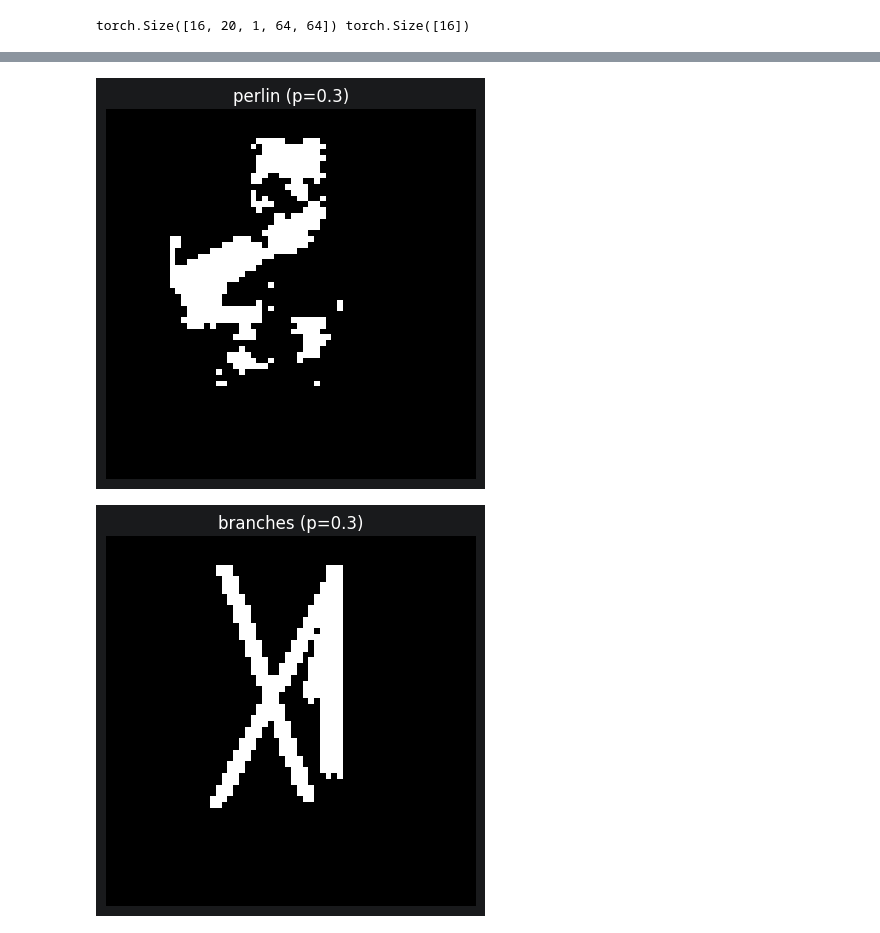
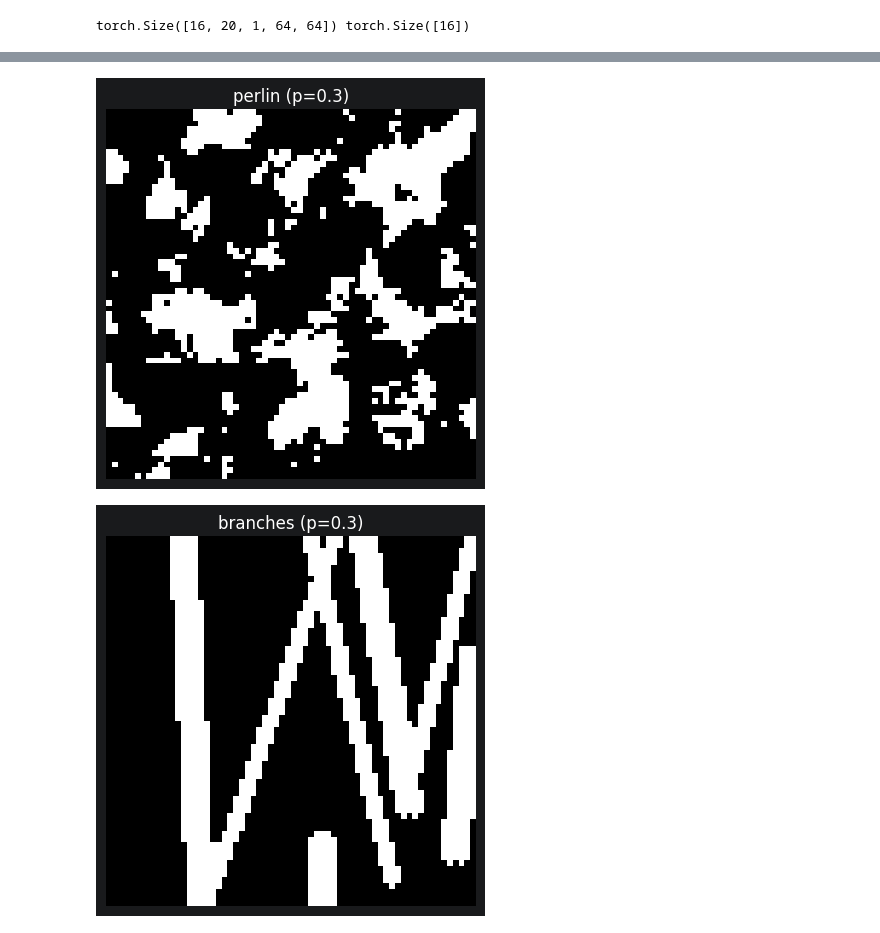
Before and after one commit to ikavodo/MovingMNIST-OcclusionBench, a Jupyter notebook: notebooks/occ_moving_mnist.ipynb, the cells around one changed output, grey strips where cells are left out. Cells and saved outputs as stored; diff of their text form; code cells hidden in the pictures.

Commit message:
Updated apply_mask_to_video() to allow for no motion_bounds case (better occlusion visualization in notebook)

```diff
--- a/notebooks/occ_moving_mnist.ipynb
+++ b/notebooks/occ_moving_mnist.ipynb
@@ -161,7 +161,7 @@ p = 0.3  # dense occlusion
 save_paths = []
 for occ in Occ:
     occ_name = occ.name.lower()
-    masked, mask = apply_mask_to_video(video, occ, p)
+    masked, mask = apply_mask_to_video(video, occ, p, motion_bounds=False) # for visualization
     save_paths.append(f"{outputs_dir}/mask_{occ_name}.png")
     show_mask(mask, p, occ, save_path=save_paths[-1])  # display + save
     upsampled = upsample_video(masked, scale=scale, mode="nearest")
@@ -175,2 +175,2 @@ stitch_pngs_2x2(save_paths[:4], out_path=f"{outputs_dir}/combined_2x2.png", pad=
-[figure, old version]
+[figure, new version]
-[figure, old version]
+[figure, new version]
```
Also changed, not shown: parts of 1 cell of this notebook, 3 other files.
